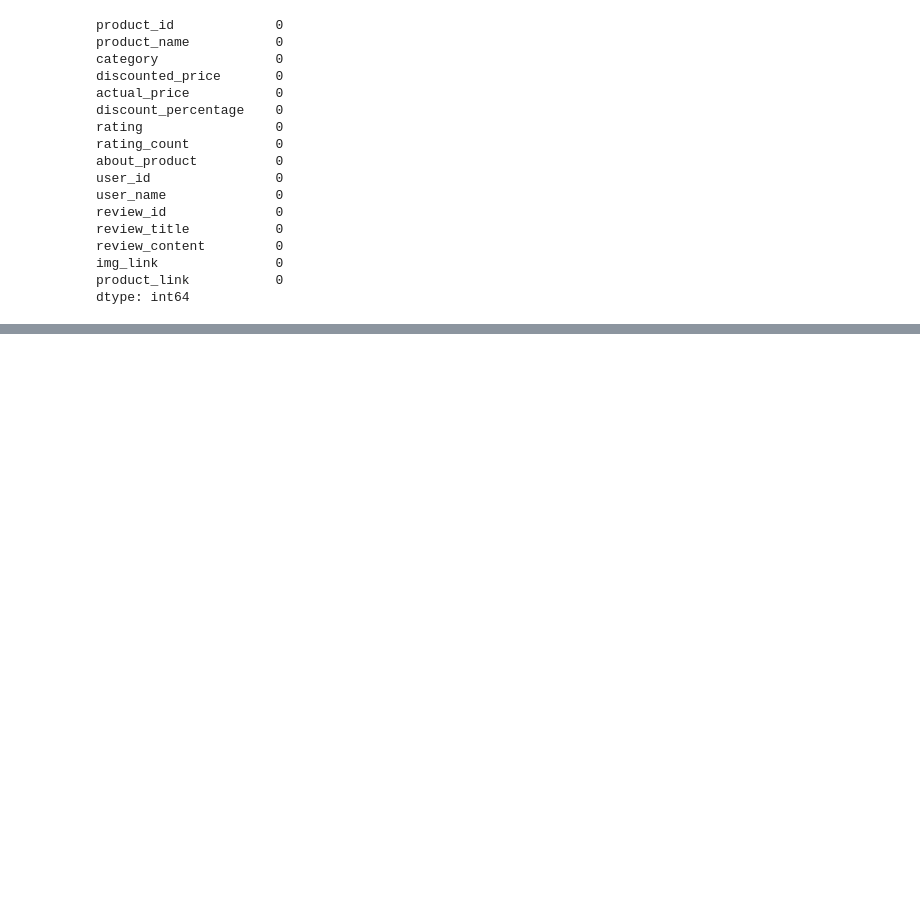
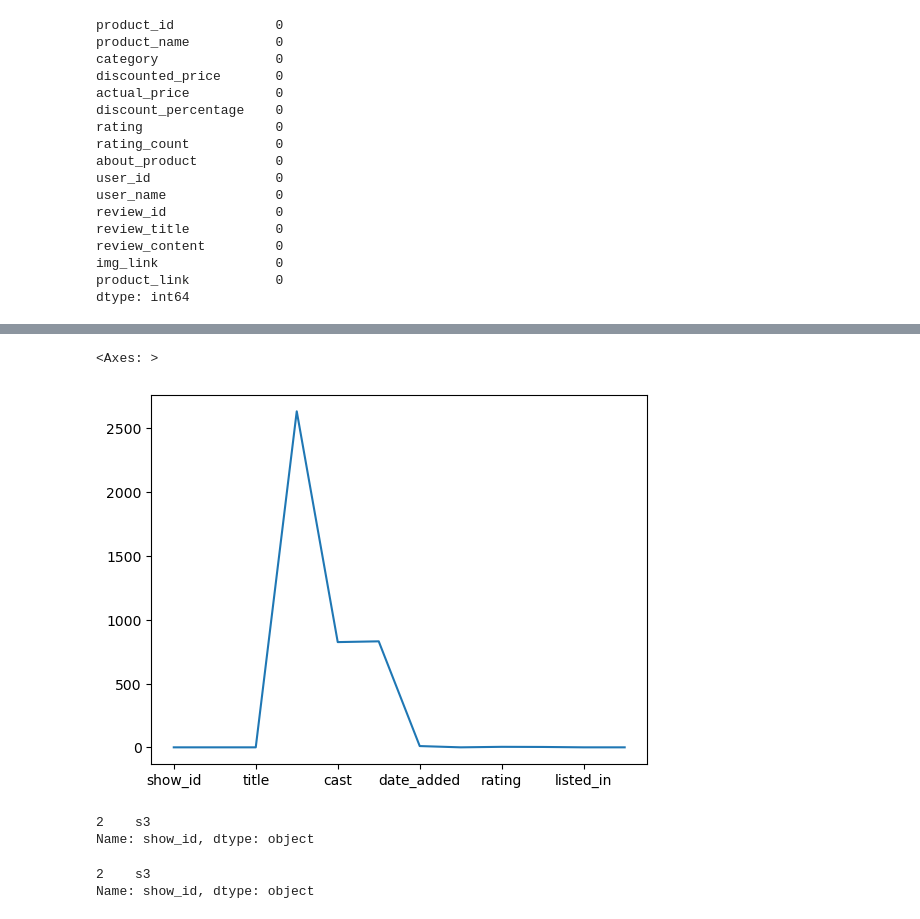
Before and after one commit to Surjendu2023/Pandas_Exercise, a Jupyter notebook: Pandas Class.ipynb, the cells around one changed output, grey strips where cells are left out. Cells and saved outputs as stored; diff of their text form; code cells hidden in the pictures; blank space fills up the shorter version.

```diff
--- a/Pandas Class.ipynb
+++ b/Pandas Class.ipynb
@@ -1135,0 +1212,2 @@ pd.merge(df,ndf,on="Store",how='right')
+# %%
+df.dropna(inplace=True)
@@ -1135,0 +1249,2 @@ pd.merge(df,ndf,on="Store",how='right')
+# %%
+df.set_index("type")
@@ -1135,0 +1266,4 @@ pd.merge(df,ndf,on="Store",how='right')
+# %%
+df.drop_duplicates(["type","title"],keep='last',inplace=True)
+# %%
+df.replace('TV Show','Drama',inplace=True)
@@ -1135,0 +1323,17 @@ pd.merge(df,ndf,on="Store",how='right')
+# %%
+import matplotlib.pylab as plot
+
+df.isnull().sum().plot(kind='line')
+# %% [output]
+<Axes: >
+[figure, added]
+# %%
+df[df["title"]=="Ganglands"]["show_id"]
+# %% [output]
+2    s3
+Name: show_id, dtype: object
+# %%
+df[df["title"].str.contains("Ganglands")]["show_id"]
+# %% [output]
+2    s3
+Name: show_id, dtype: object
```
Also changed, not shown: parts of 49 cells of this notebook.
